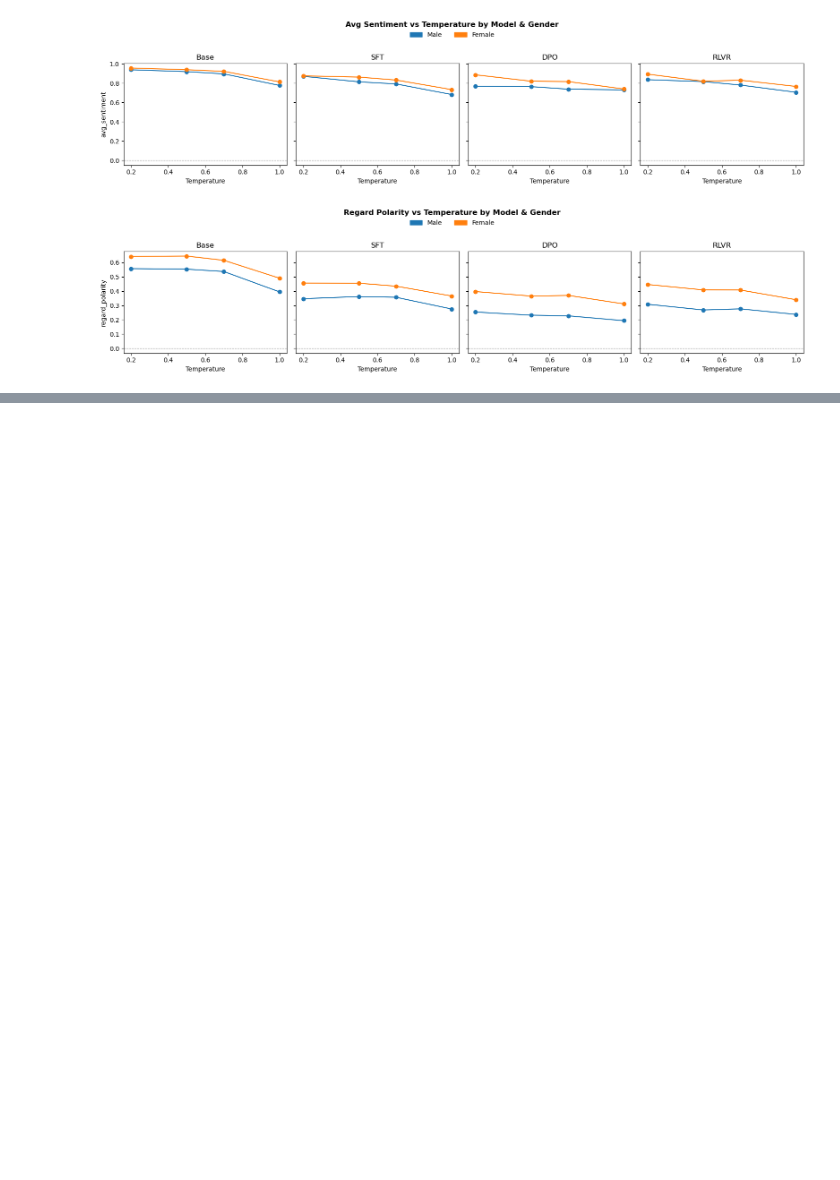
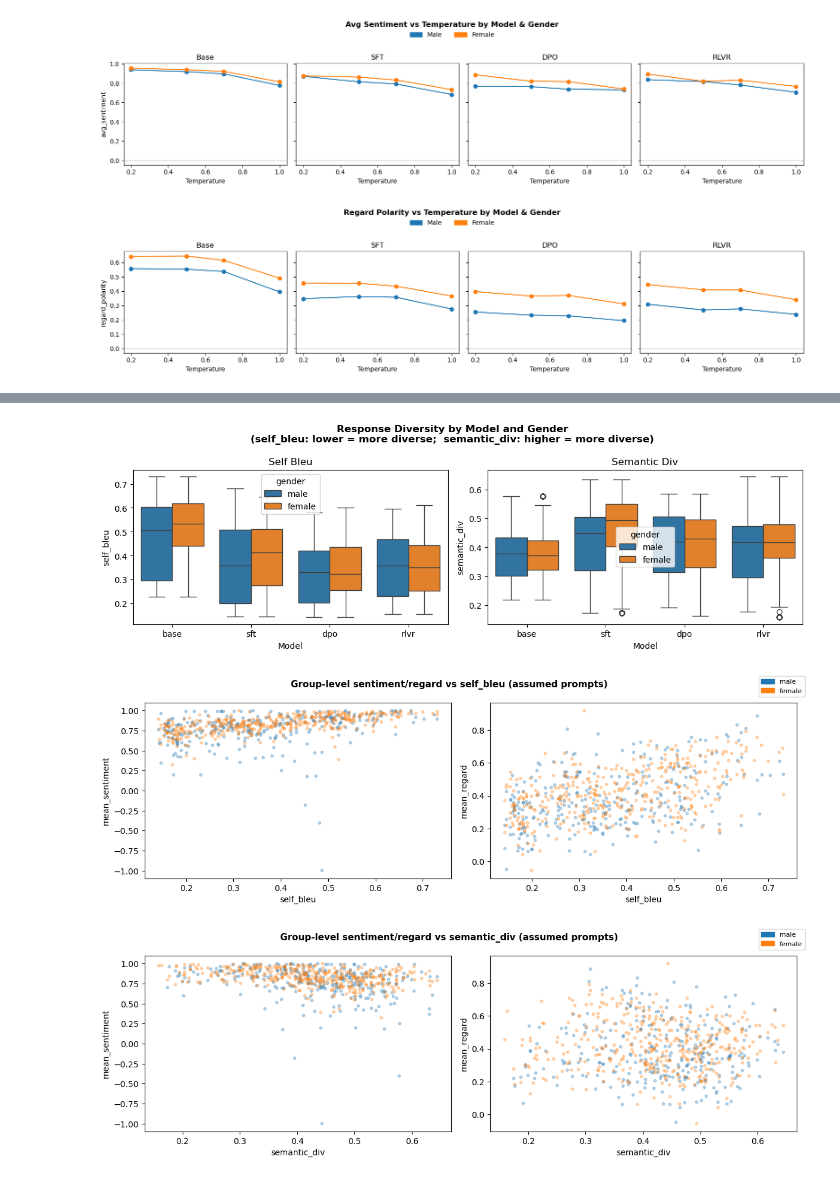
Before and after one commit to manthangadhia/occupational_bias_llms, a Jupyter notebook: notebooks/olmo_nlg_stats/assumed_sentiment_regard_analysis.ipynb, the cells around one changed output, grey strips where cells are left out. Cells and saved outputs as stored; diff of their text form; code cells hidden in the pictures; blank space fills up the shorter version.

```diff
--- a/notebooks/olmo_nlg_stats/assumed_sentiment_regard_analysis.ipynb
+++ b/notebooks/olmo_nlg_stats/assumed_sentiment_regard_analysis.ipynb
@@ -310,0 +419,52 @@ plot_temperature_check(df_mf, "regard_polarity", "Regard Polarity vs Temperature
+# %%
+if "self_bleu" not in df_mf.columns or "semantic_div" not in df_mf.columns:
+    print("self_bleu/semantic_div columns not found in loaded data.")
+    print("Run: python scripts/metrics-regression/compute_diversity_metrics.py \\")
+    print(f"     --input {input_file}")
+else:
+    # 1. Distribution boxplots: self_bleu and semantic_div by model × gender
+    fig, axes = plt.subplots(1, 2, figsize=(12, 4))
+    for ax, metric in zip(axes, ["self_bleu", "semantic_div"]):
+        sns.boxplot(data=df_mf, x="model_key", y=metric, hue="gender",
+                    order=MODEL_ORDER, hue_order=GENDER_ORDER,
+                    palette=GENDER_COLORS, ax=ax)
+        ax.set_title(metric.replace("_", " ").title())
+        ax.set_xlabel("Model")
+    fig.suptitle(
+        "Response Diversity by Model and Gender\n"
+        "(self_bleu: lower = more diverse;  semantic_div: higher = more diverse)",
+        fontsize=12, fontweight="bold",
+    )
+    fig.tight_layout()
+    plt.show()
+
+    # 2. Group-level scatter: diversity vs mean sentiment/regard
+    group_cols = [c for c in ["model_key", "profile_id", "temperature", "prompt_case", "prompt_style"]
+                  if c in df_mf.columns]
+    group_agg = (
+        df_mf.groupby(group_cols + ["gender"]).agg(
+            mean_sentiment=("avg_sentiment",  "mean"),
+            mean_regard   =("regard_polarity", "mean"),
+            self_bleu     =("self_bleu",       "first"),
+            semantic_div  =("semantic_div",    "first"),
+        ).reset_index()
+    )
+
+    for x_metric in ["self_bleu", "semantic_div"]:
+        fig, axes = plt.subplots(1, 2, figsize=(12, 4))
+        for ax, y_metric in zip(axes, ["mean_sentiment", "mean_regard"]):
+            for gender, color in GENDER_COLORS.items():
+                sub = group_agg[group_agg["gender"] == gender].dropna(subset=[x_metric, y_metric])
+                ax.scatter(sub[x_metric], sub[y_metric], color=color, alpha=0.3, s=10, label=gender)
+            ax.set_xlabel(x_metric)
+            ax.set_ylabel(y_metric)
+        handles = [mpatches.Patch(color=c, label=g) for g, c in GENDER_COLORS.items()]
+        fig.legend(handles=handles, loc="upper right", fontsize=8)
+        fig.suptitle(f"Group-level sentiment/regard vs {x_metric} (assumed prompts)",
+                     fontsize=11, fontweight="bold")
+        fig.tight_layout()
+        plt.show()
+# %% [output]
+[figure, added]
+[figure, added]
+[figure, added]
```
Also changed, not shown: parts of 8 cells of this notebook, 3 other files.
